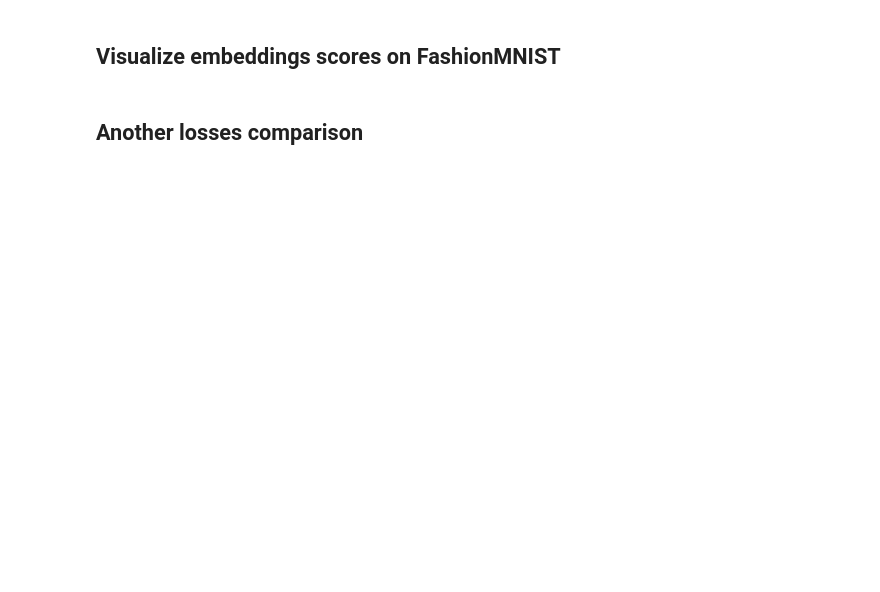
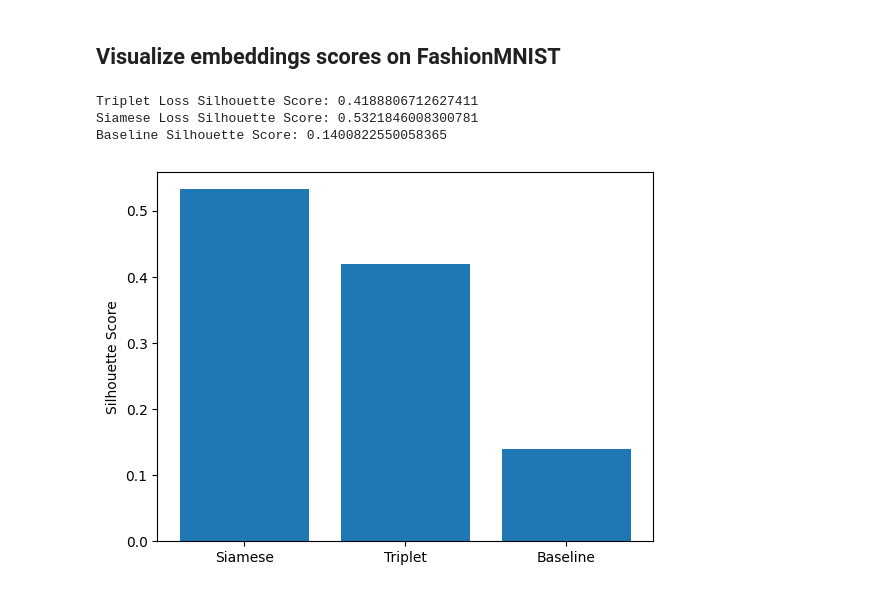
Before and after one commit to U-n-Own/UniversityNotes, a Jupyter notebook: Assignments/ContinualLearning/CL-project/main.ipynb, the cells around one changed output. Saved outputs shown, nothing was run; the diff lists cells and outputs as text; code cells hidden in the pictures; blank space fills up the shorter version.

```diff
--- a/Assignments/ContinualLearning/CL-project/main.ipynb
+++ b/Assignments/ContinualLearning/CL-project/main.ipynb
@@ -461,6 +531,7 @@ if os.path.exists('triplet_fashion_model.pth'):
     tripletmodel.load_state_dict(torch.load('triplet_fashion_model.pth'))
     tripletmodel.eval()
     tripletmodel.to(device)
+    triplet_fashion_train_loss = np.load('triplet_fashion_train_loss.npy')
     print('Model loaded')
 else:
 
@@ -576,6 +662,7 @@ if os.path.exists('siamese_fashion_network.pth'):
     siamese_network.load_state_dict(torch.load('siamese_fashion_network.pth'))
     siamese_network.eval()
     siamese_network.to(device)
+    siamese_fashion_train_loss = np.load('siamese_fashion_train_loss.npy')
     print('Model loaded')
 else:
 
@@ -655,8 +746,9 @@ mnist_loader = torch.utils.data.DataLoader(fashion_mnist, batch_size=1024, shuff
 # %%
 if os.path.exists('baseline_fashion_model.pth'):
     model = SimpleCNN()
+    model.to(device)
     model.load_state_dict(torch.load('baseline_fashion_model.pth'))
-    baseline_train_loss = np.load('baseline_fashion_train_loss.npy')
+    baseline_fashion_train_loss = np.load('baseline_fashion_train_loss.npy')
 else:
 
 
@@ -725,14 +819,22 @@ plt.show()
 # %%
 # Same silhouette score for the fashion mnist dataset
 
 triplet_score = silhouette_score(embeddings_triplet_fashion, labels)
+print(f'Triplet Loss Silhouette Score: {triplet_score}')
+
 siamese_score = silhouette_score(embeddings_siamese_fashion, labels)
+print(f'Siamese Loss Silhouette Score: {siamese_score}')
+
 baseline_score = silhouette_score(embeddings_baseline_fashion, labels)
+print(f'Baseline Silhouette Score: {baseline_score}')
 
-# Show bar chart
 scores = [siamese_score, triplet_score, baseline_score]
 
+plt.bar(['Siamese', 'Triplet', 'Baseline'], scores)
 plt.ylabel('Silhouette Score')
 plt.show()
+# %% [output]
+Triplet Loss Silhouette Score: 0.4188806712627411
+Siamese Loss Silhouette Score: 0.5321846008300781
+Baseline Silhouette Score: 0.1400822550058365
+[figure, added]
-# %% [markdown]
-## Another losses comparison
```
Also changed, not shown: parts of 38 cells of this notebook.
